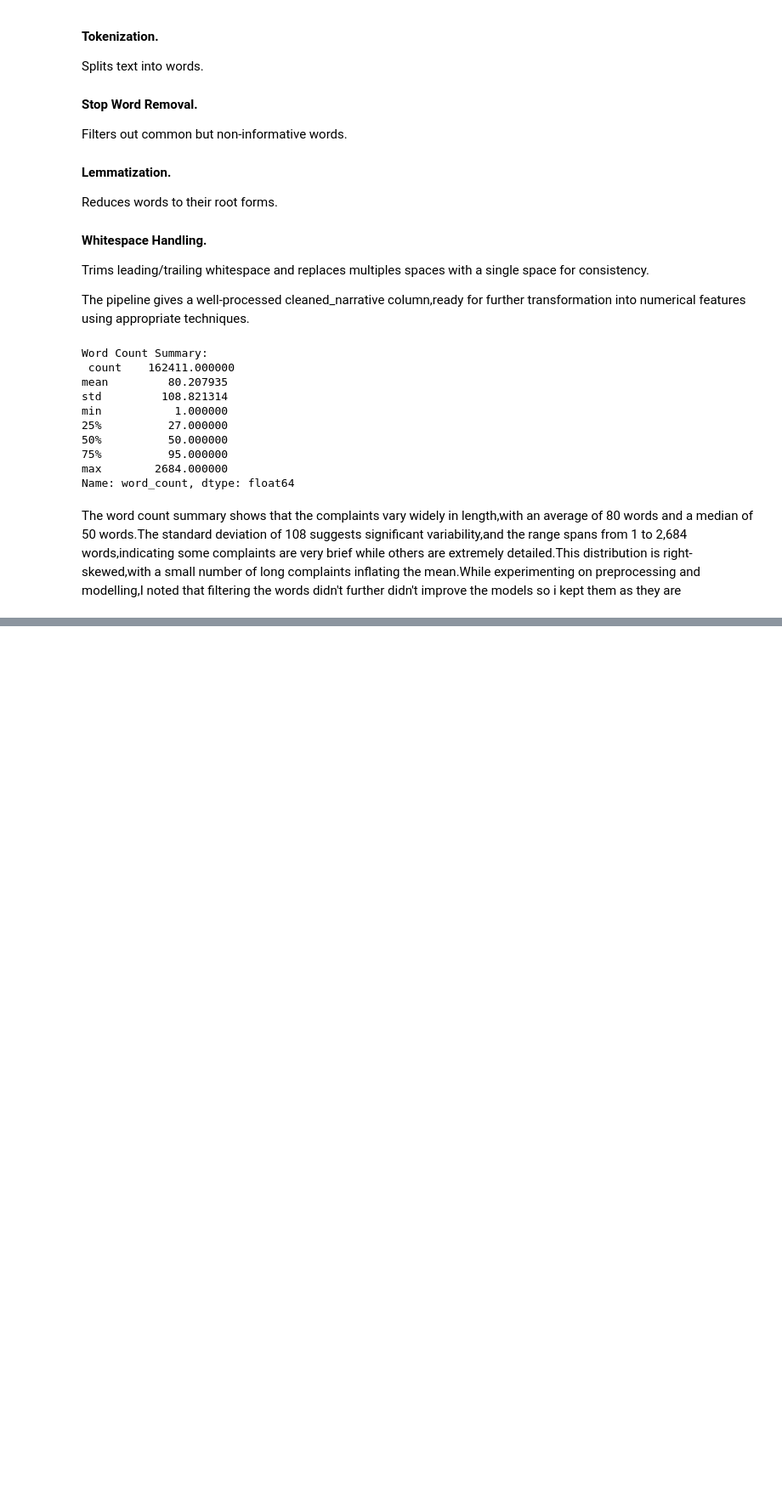
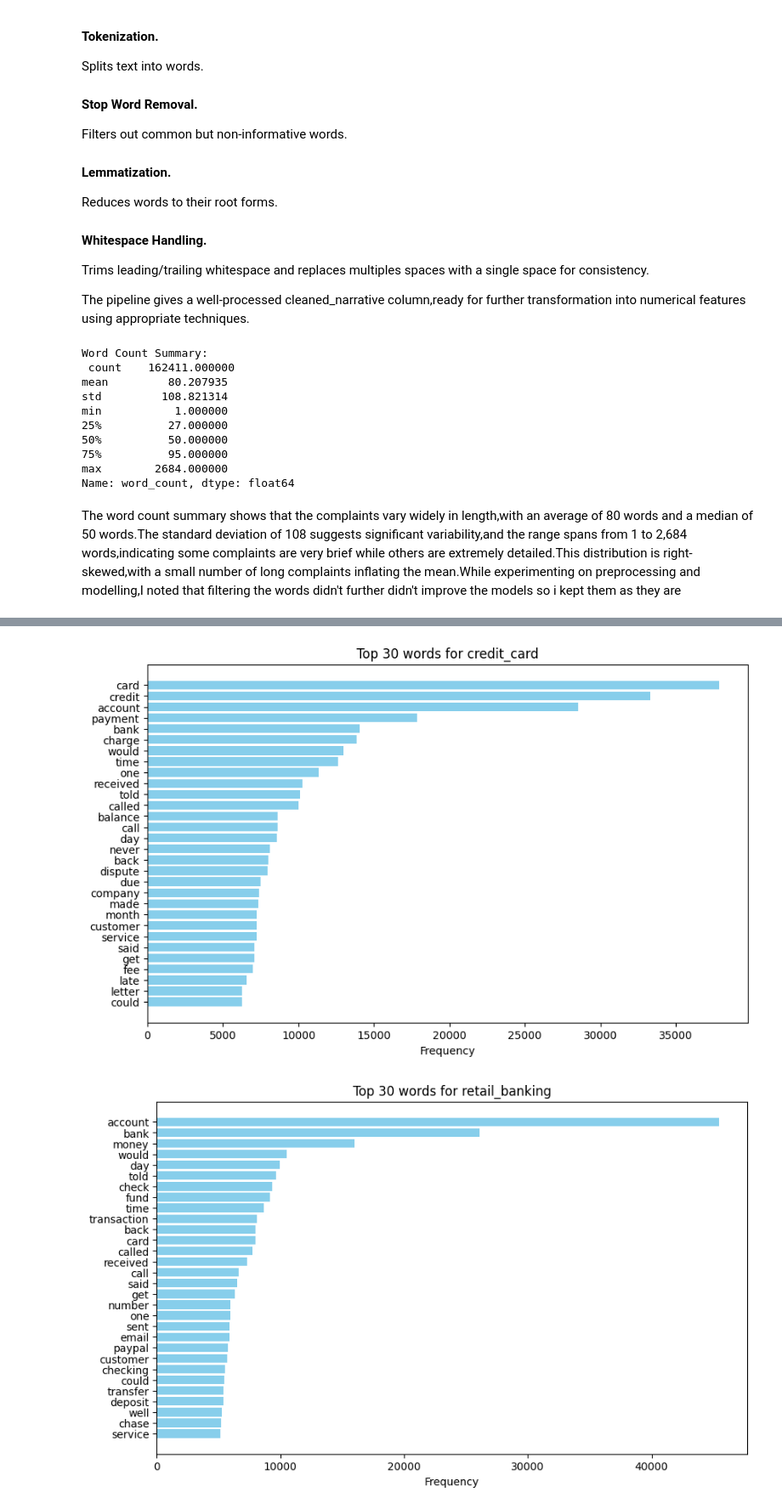
Before and after one commit to victoriamuinde07/NLP-project, a Jupyter notebook: victoria-ipynb.ipynb, the cells around one changed output, grey strips where cells are left out. Shown at 85% size. Cells and saved outputs as stored; diff of their text form; code cells hidden in the pictures; blank space fills up the shorter version.

```diff
--- a/victoria-ipynb.ipynb
+++ b/victoria-ipynb.ipynb
@@ -442,0 +457,31 @@ for label in product_labels:
+# %%
+from collections import Counter
+import matplotlib.pyplot as plt
+
+# Function to process and return top words and their counts
+def plot_top_words(data, product_label):
+    text = ' '.join(data['cleaned_narrative'][data['product'] == product_label])
+    # Tokenizing and counting words
+    word_counts = Counter(text.split())
+    top_words = word_counts.most_common(30)
+    words, counts = zip(*top_words)
+    return words, counts
+
+# Get unique product labels
+product_labels = df['product'].unique()
+
+# Loop through each product label
+for label in product_labels:
+    # Get top words and their counts
+    words, counts = plot_top_words(df, label)
+
+    # Plot the top 30 words for the current product label
+    plt.figure(figsize=(10, 6))
+    plt.barh(words, counts, color='skyblue')
+    plt.xlabel('Frequency')
+    plt.title(f'Top 30 words for {label}')
+    plt.gca().invert_yaxis()  # Invert y-axis for better readability
+    plt.show()  # Display the plot
+# %% [output]
+[figure, added]
+[figure, added]
```
Also changed, not shown: parts of 8 cells of this notebook.
